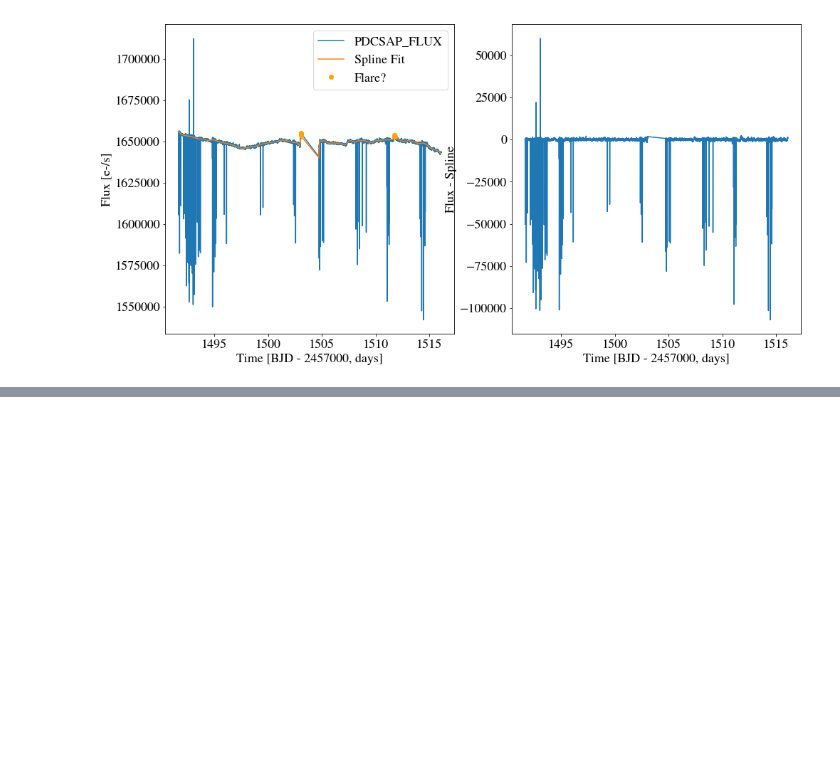
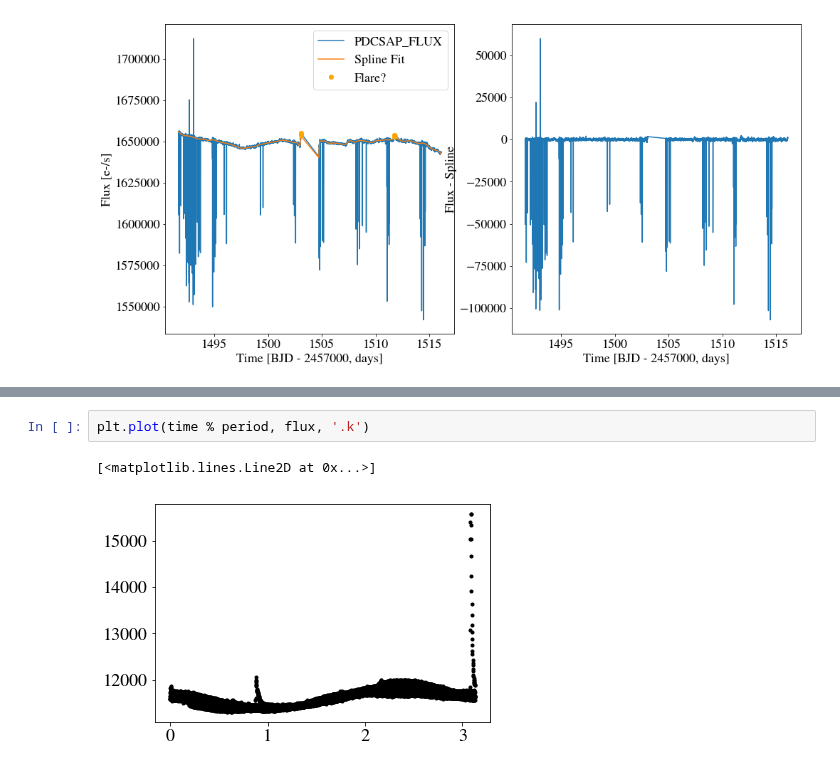
Before and after one commit to spencerw/tess_flare, a Jupyter notebook: findFlares.ipynb, the cells around one changed output, grey strips where cells are left out. Saved outputs shown, nothing was run; the diff lists cells and outputs as text; blank space fills up the shorter version.

```diff
--- a/findFlares.ipynb
+++ b/findFlares.ipynb
@@ -285,0 +300,5 @@ Text(0, 0.5, 'Power')
+# %%
+plt.plot(time % period, flux, '.k')
+# %% [output]
+[<matplotlib.lines.Line2D at 0x...>]
+[figure, added]
```
Also changed, not shown: parts of 8 cells of this notebook, 2 other files.
